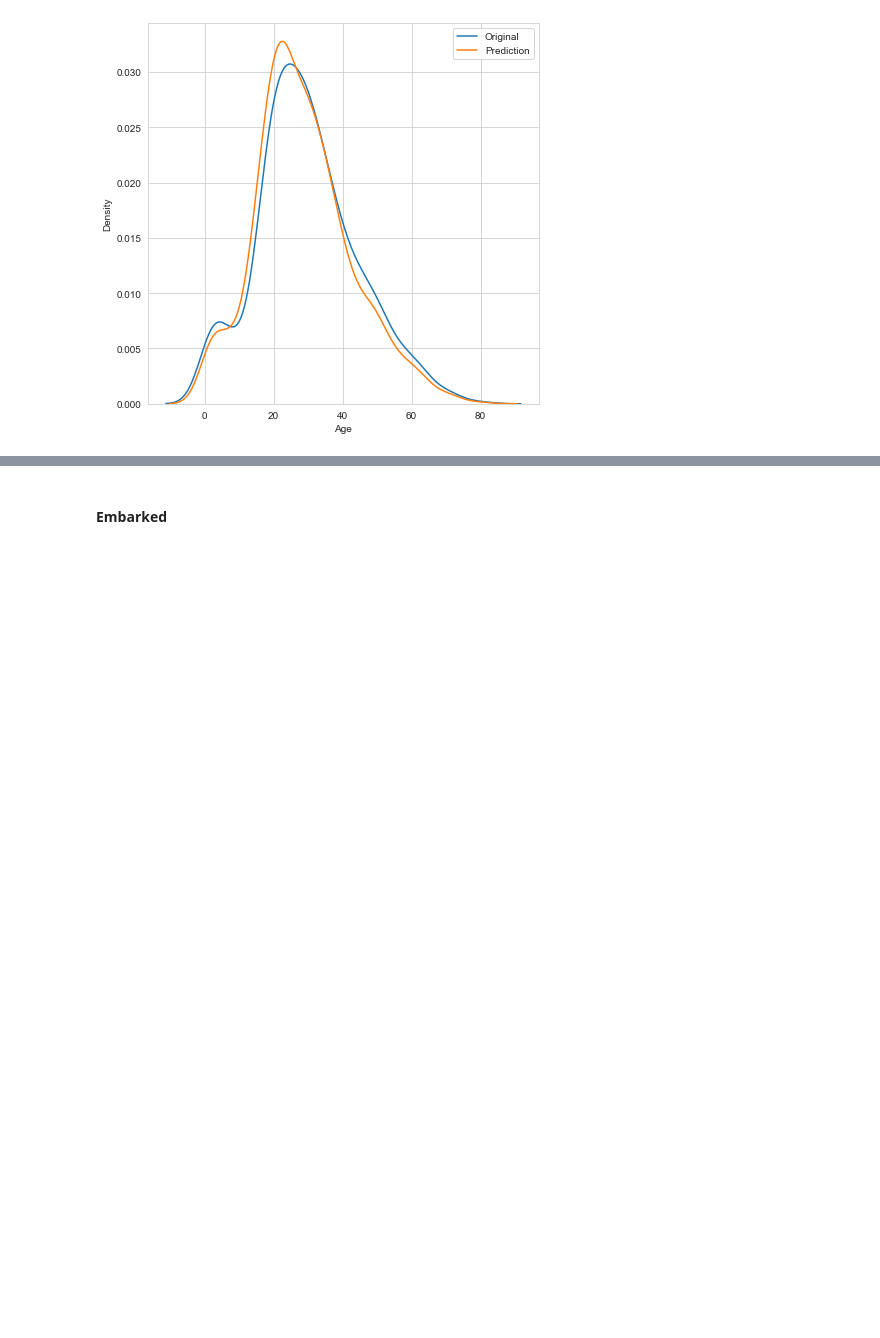
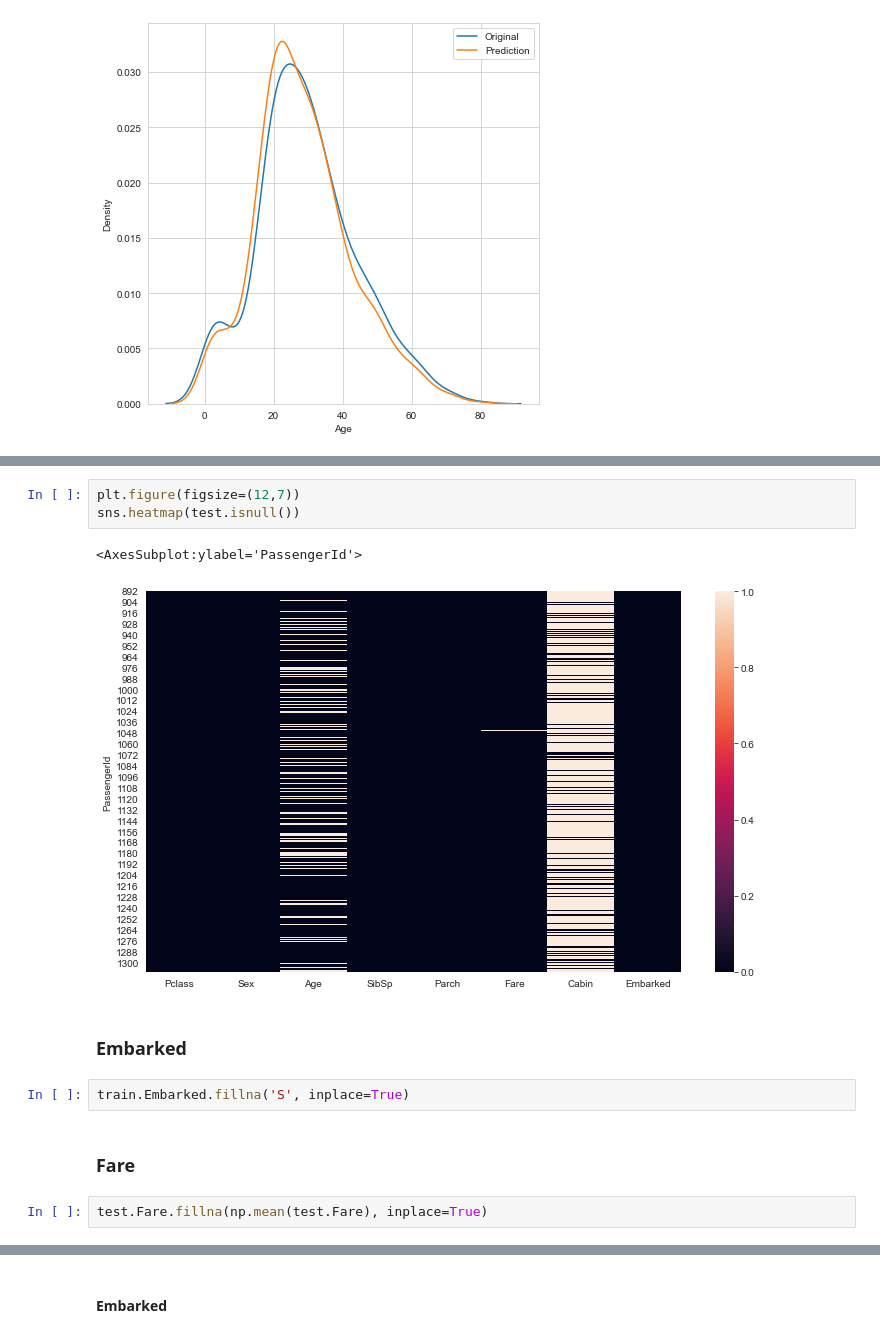
Before and after one commit to Data-csc/missing_values, a Jupyter notebook: model_training.ipynb, the cells around one changed output, grey strips where cells are left out. Cells and saved outputs as stored; diff of their text form; blank space fills up the shorter version.

```diff
--- a/model_training.ipynb
+++ b/model_training.ipynb
@@ -297,0 +313,14 @@ train.fillna(method=)
+# %%
+plt.figure(figsize=(12,7))
+sns.heatmap(test.isnull())
+# %% [output]
+<AxesSubplot:ylabel='PassengerId'>
+[figure, added]
+# %% [markdown]
+### Embarked
+# %%
+train.Embarked.fillna('S', inplace=True)
+# %% [markdown]
+### Fare
+# %%
+test.Fare.fillna(np.mean(test.Fare), inplace=True)
```
Also changed, not shown: parts of 62 cells of this notebook.
